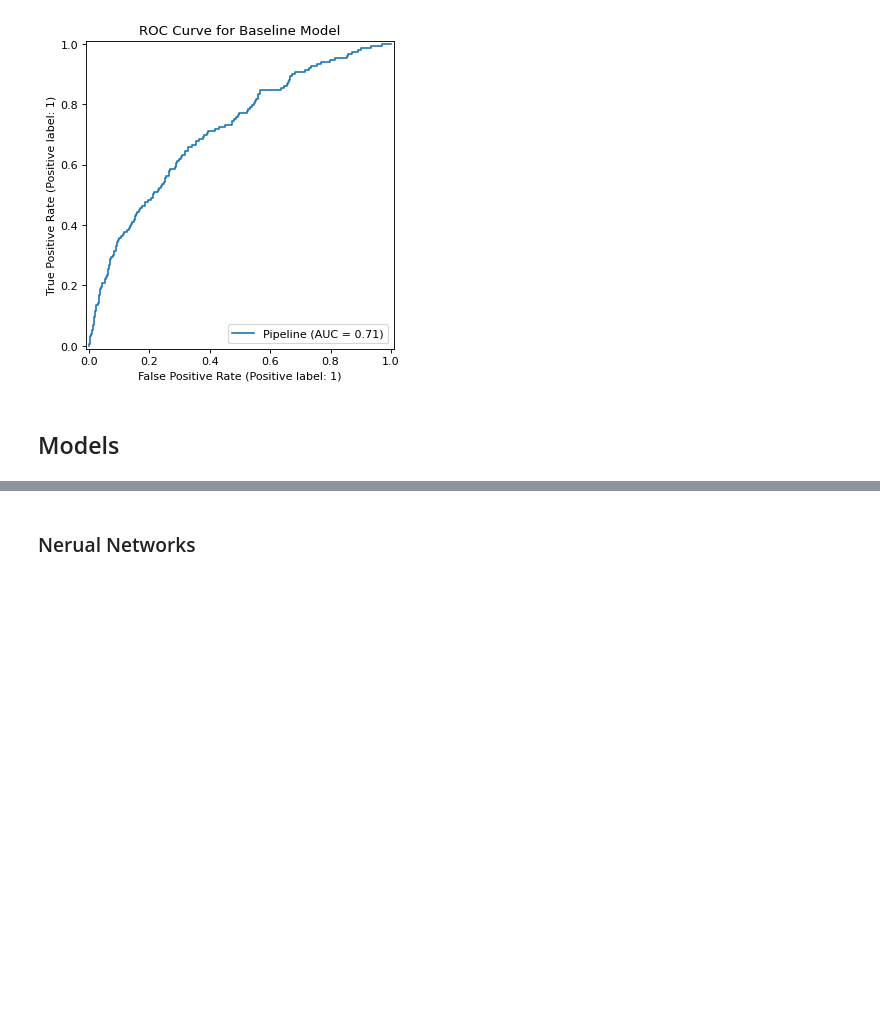
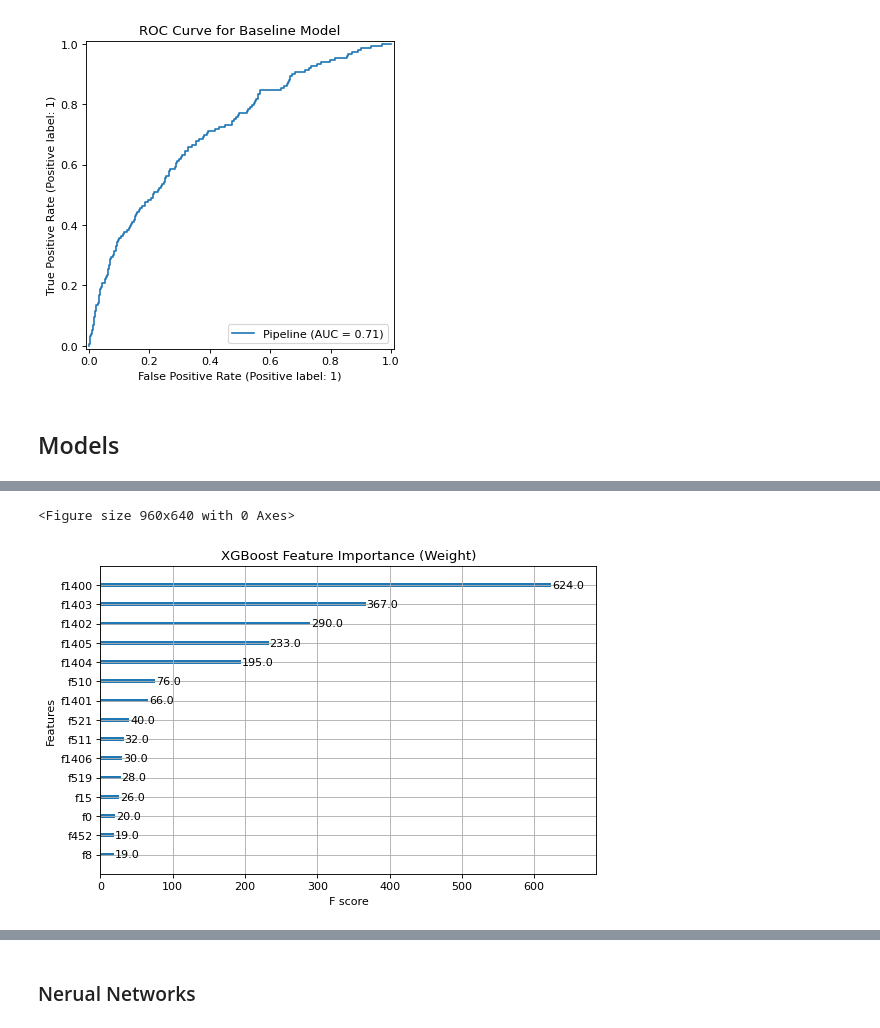
Before and after one commit to AwuoeZYC/Project_2, a Jupyter notebook: project2.ipynb, the cells around one changed output, grey strips where cells are left out. Saved outputs shown, nothing was run; the diff lists cells and outputs as text; code cells hidden in the pictures; blank space fills up the shorter version.

```diff
--- a/project2.ipynb
+++ b/project2.ipynb
@@ -552,0 +714,18 @@ Baseline Model Performance:
+# %%
+# Extract feature names after one-hot encoding
+encoder = final_model.named_steps['preprocessor'].named_transformers_['cat']
+cat_features = encoder.get_feature_names_out(cat_cols)
+all_features = np.concatenate([cat_features, num_cols])
+
+# Plot feature importance
+plt.figure(figsize=(12, 8))
+xgb.plot_importance(
+    final_model.named_steps['classifier'],
+    importance_type='weight',
+    max_num_features=15,
+    title='XGBoost Feature Importance (Weight)'
+)
+plt.show()
+# %% [output]
+<Figure size 960x640 with 0 Axes>
+[figure, added]
```
Also changed, not shown: parts of 14 cells of this notebook.
